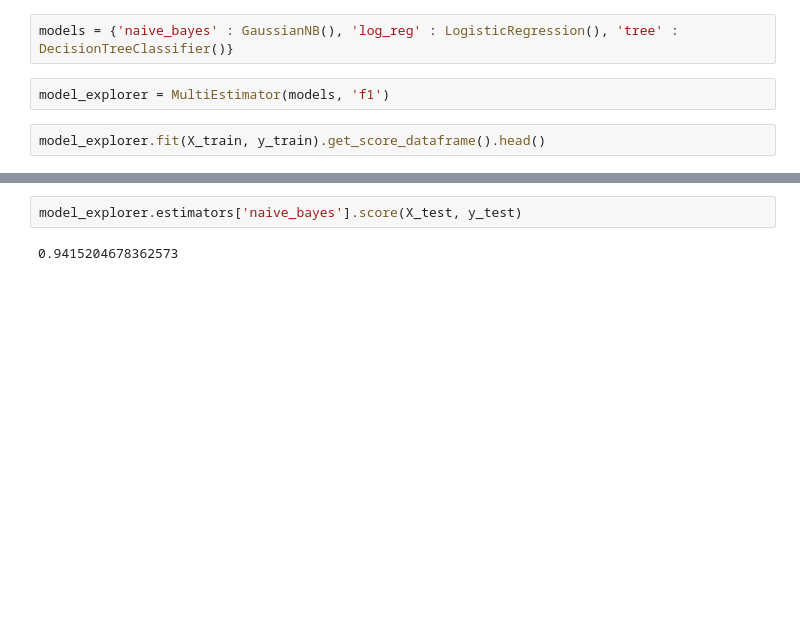
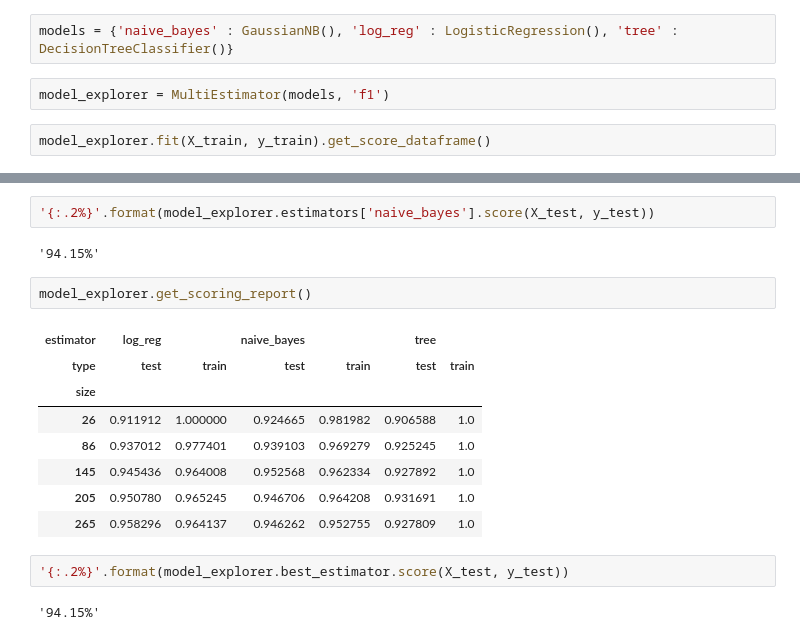
Before and after one commit to rossrco/experiments, a Jupyter notebook: machine_learning_pipelining/pipelining.ipynb, the cells around one changed output, grey strips where cells are left out. Cells and saved outputs as stored; diff of their text form; blank space fills up the shorter version.

Commit message:
add get best estimator method

```diff
--- a/machine_learning_pipelining/pipelining.ipynb
+++ b/machine_learning_pipelining/pipelining.ipynb
@@ -263,5 +289,5 @@ models = {'naive_bayes' : GaussianNB(), 'log_reg' : LogisticRegression(), 'tree'
 # %%
 model_explorer = MultiEstimator(models, 'f1')
 # %%
-model_explorer.fit(X_train, y_train).get_score_dataframe().head()
+model_explorer.fit(X_train, y_train).get_score_dataframe()
 # %% [output]
@@ -274,4 +304,19 @@ model_explorer.fit(X_train, y_train).get_score_dataframe().head()
 # %%
-model_explorer.estimators['naive_bayes'].score(X_test, y_test)
+'{:.2%}'.format(model_explorer.estimators['naive_bayes'].score(X_test, y_test))
 # %% [output]
-0.9415204678362573
+'94.15%'
+# %%
+model_explorer.get_scoring_report()
+# %% [output]
+| estimator | log_reg |  | naive_bayes |  | tree |  |
+| type | test | train | test | train | test | train |
+| size |  |  |  |  |  |  |
+| 26 | 0.911912 | 1.000000 | 0.924665 | 0.981982 | 0.906588 | 1.0 |
+| 86 | 0.937012 | 0.977401 | 0.939103 | 0.969279 | 0.925245 | 1.0 |
+| 145 | 0.945436 | 0.964008 | 0.952568 | 0.962334 | 0.927892 | 1.0 |
+| 205 | 0.950780 | 0.965245 | 0.946706 | 0.964208 | 0.931691 | 1.0 |
+| 265 | 0.958296 | 0.964137 | 0.946262 | 0.952755 | 0.927809 | 1.0 |
+# %%
+'{:.2%}'.format(model_explorer.best_estimator.score(X_test, y_test))
+# %% [output]
+'94.15%'
```
Also changed, not shown: parts of 4 cells of this notebook.
